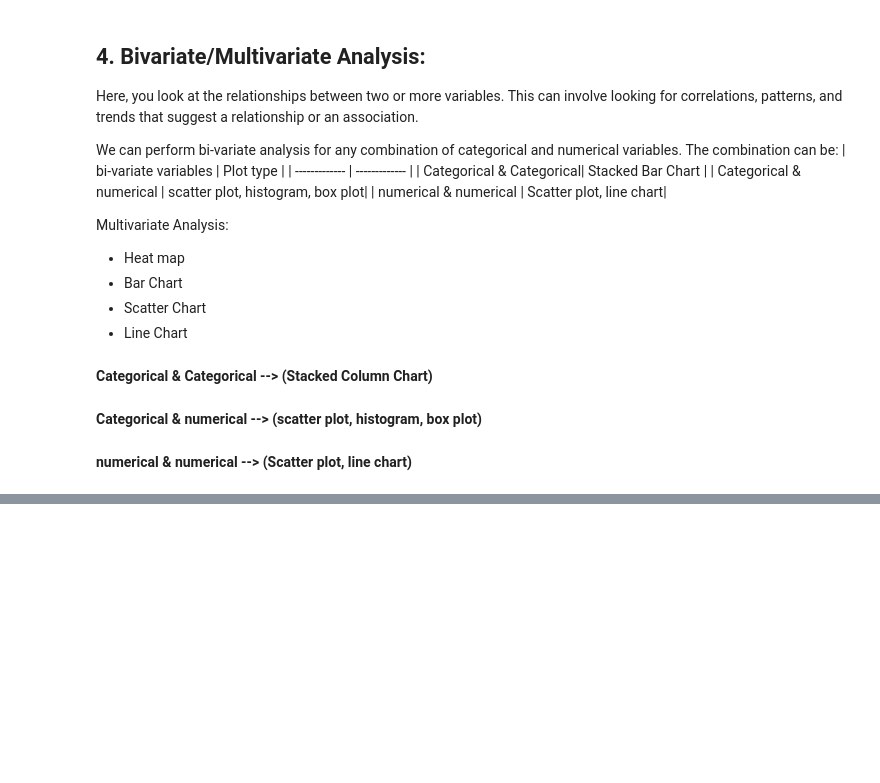
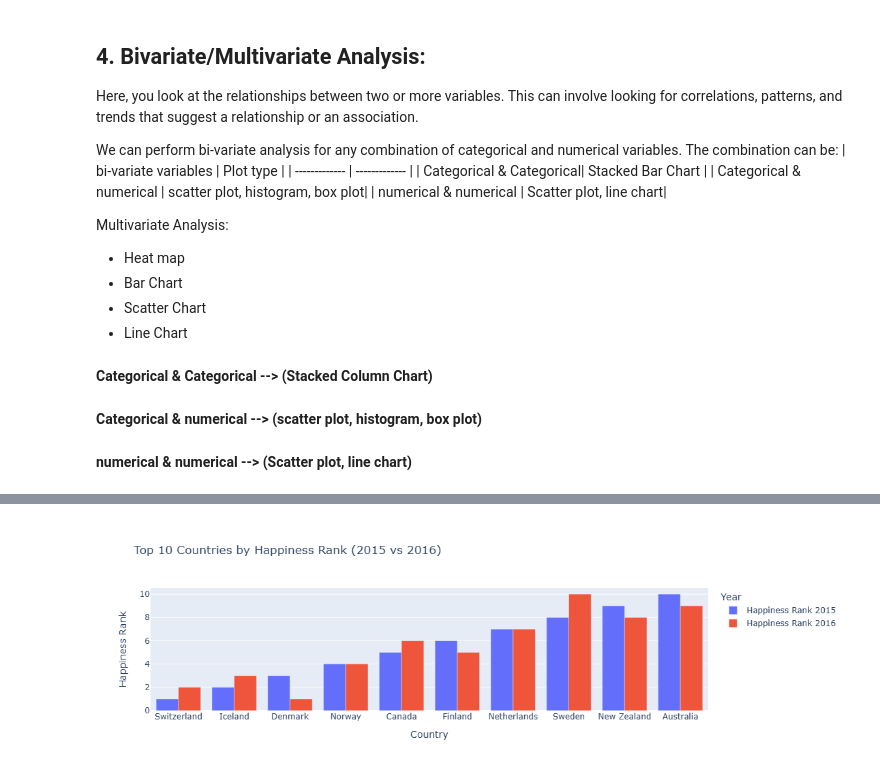
Before and after one commit to Abdulrahman-w/Usecase-2, a Jupyter notebook: EDA explain template.ipynb, the cells around one changed output, grey strips where cells are left out. Cells and saved outputs as stored; diff of their text form; code cells hidden in the pictures; blank space fills up the shorter version.

```diff
--- a/EDA explain template.ipynb
+++ b/EDA explain template.ipynb
@@ -112,0 +208,3 @@ Confirm that the data is consistent within the dataset and across multiple data
+# %%
+df_2017["Year"] = 2017
+df_2017.head(2)
@@ -112,0 +215,2 @@ Confirm that the data is consistent within the dataset and across multiple data
+# %%
+df_2017=df_2017.rename(columns={'Happiness.Rank': 'Happiness Rank','Happiness.Score':'Happiness Score','Economy..GDP.per.Capita.':'Economy (GDP per Capita)','Whisker.high':'Upper Confidence Interval','Whisker.low':'Lower Confidence Interval','Health..Life.Expectancy.':'Health (Life Expectancy)','Trust..Government.Corruption.':'Trust (Government Corruption)','Dystopia.Residual':'Dystopia Residual'})
@@ -112,0 +256,2 @@ Confirm that the data is consistent within the dataset and across multiple data
+# %%
+df_merge = pd.concat([df_merge, df_2017], ignore_index=True)
@@ -421,0 +651,3 @@ We could also use a correlation matrix to get more specific information about th
+# %%
+df_rank_all_years = df_merge[['Country','Happiness Rank','Happiness Score','Year']]
+df_rank_all_years.head(2)
@@ -421,0 +672,26 @@ We could also use a correlation matrix to get more specific information about th
+# %%
+import plotly.graph_objects as px
+
+
+plot = px.Figure(data=[px.Bar(
+    name = 'Happiness Rank 2015',
+    x = df_rank_all_years[df_rank_all_years['Year'] == 2015].head(10).loc[:,"Country"],
+    y = df_rank_all_years[df_rank_all_years['Year'] == 2015].head(10).loc[:,"Happiness Rank"]
+   ),
+                       px.Bar(
+    name = 'Happiness Rank 2016',
+    x = df_rank_all_years[df_rank_all_years['Year'] == 2016].head(10).loc[:,"Country"],
+    y = df_rank_all_years[df_rank_all_years['Year'] == 2016].head(10).loc[:,"Happiness Rank"]
+   )
+])
+
+plot.update_layout(
+    title='Top 10 Countries by Happiness Rank (2015 vs 2016)',
+    xaxis_title='Country',
+    yaxis_title='Happiness Rank',
+    legend_title='Year'
+)
+
+plot.show()
+# %% [output]
+[figure, added]
```
Also changed, not shown: parts of 48 cells of this notebook.
